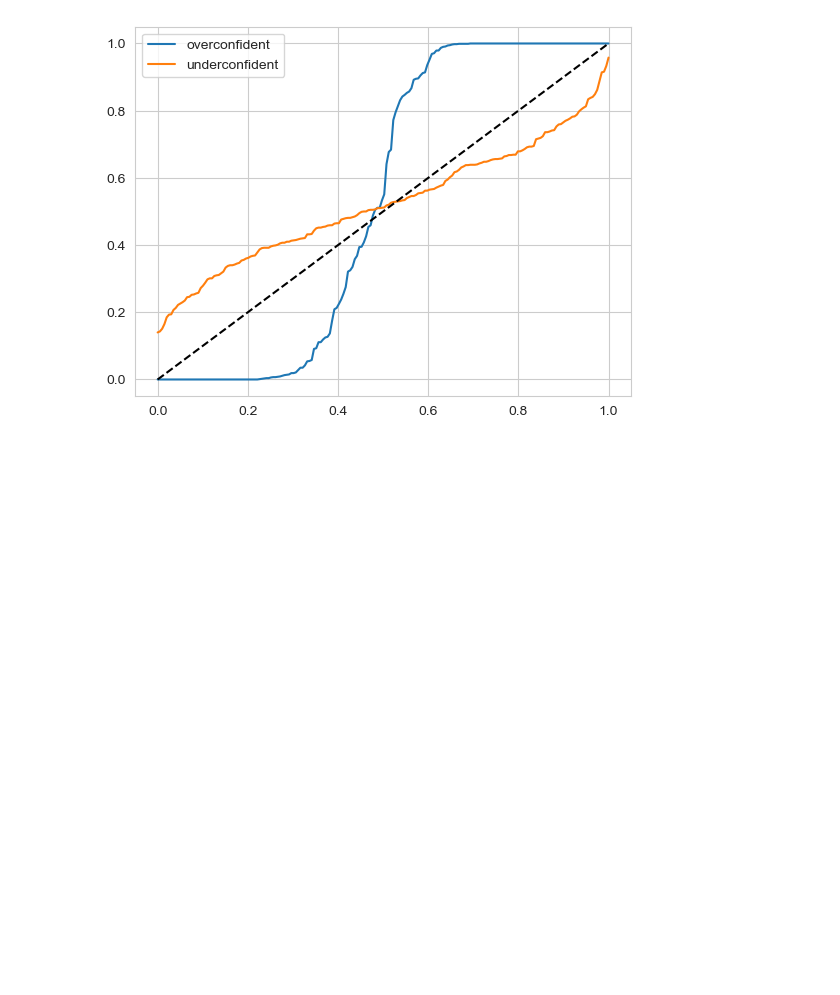
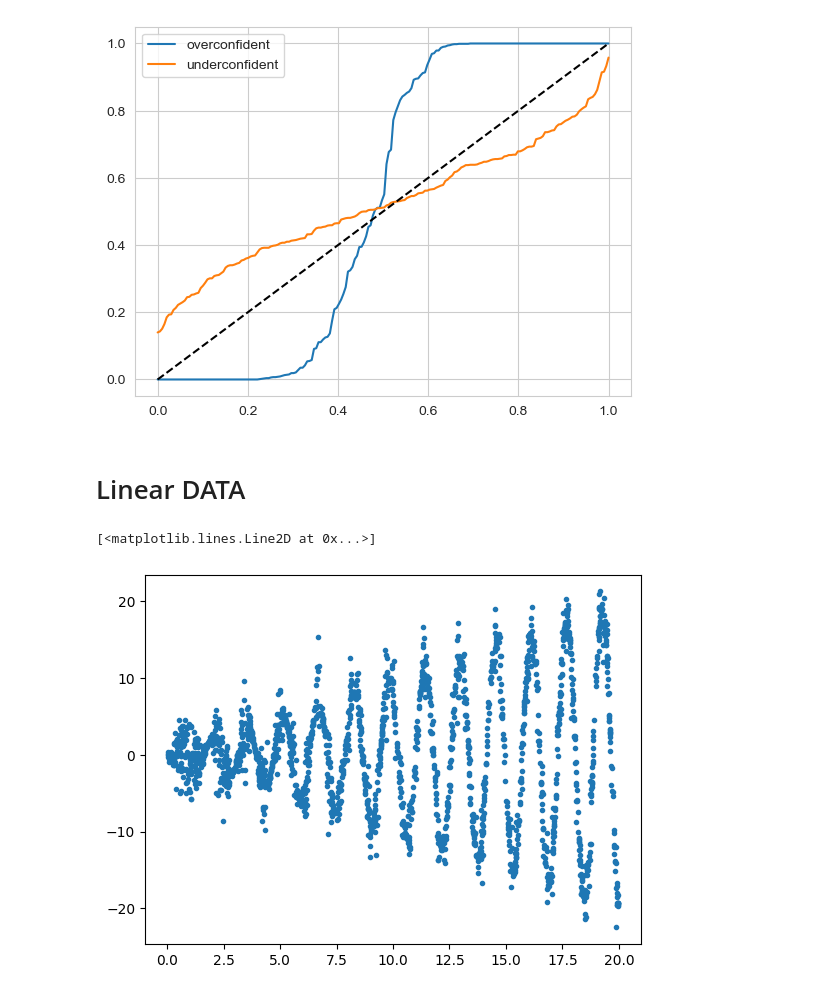
Before and after one commit to blei-lab/treeffuser, a Jupyter notebook: testbed/example.ipynb, the cells around one changed output. Saved outputs shown, nothing was run; the diff lists cells and outputs as text; code cells hidden in the pictures; blank space fills up the shorter version.

```diff
--- a/testbed/example.ipynb
+++ b/testbed/example.ipynb
@@ -296,3 +296,5 @@ plt.legend()
 # %% [output]
 <matplotlib.legend.Legend at 0x...>
 [figure]
+# %% [markdown]
+# Linear DATA
@@ -298,0 +303,14 @@ plt.legend()
+# %%
+import numpy as np
+
+
+n = 2000
+X = np.random.rand(n, 1) * 20
+y_mean = X * np.sin(X * 4)
+y_std = 3 * np.sin(0.4 * (X + 1)**2) ** 2
+y = np.random.randn(n, 1) * y_std + y_mean
+# %%
+plt.plot(X, y, '.')
+# %% [output]
+[<matplotlib.lines.Line2D at 0x...>]
+[figure, added]
```
Also changed, not shown: parts of 8 cells of this notebook, 1 other file.
